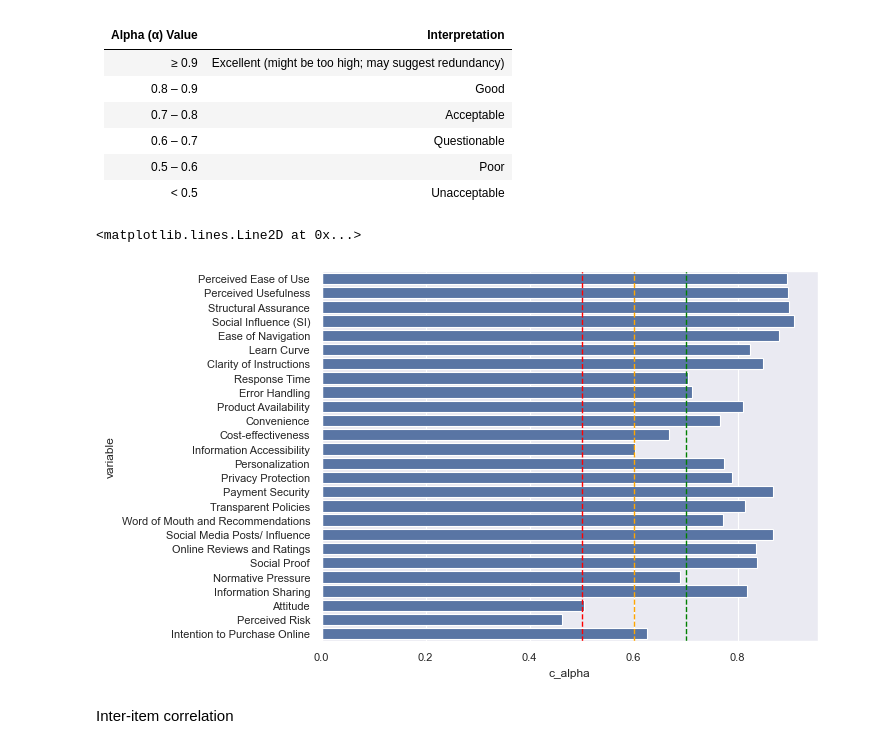
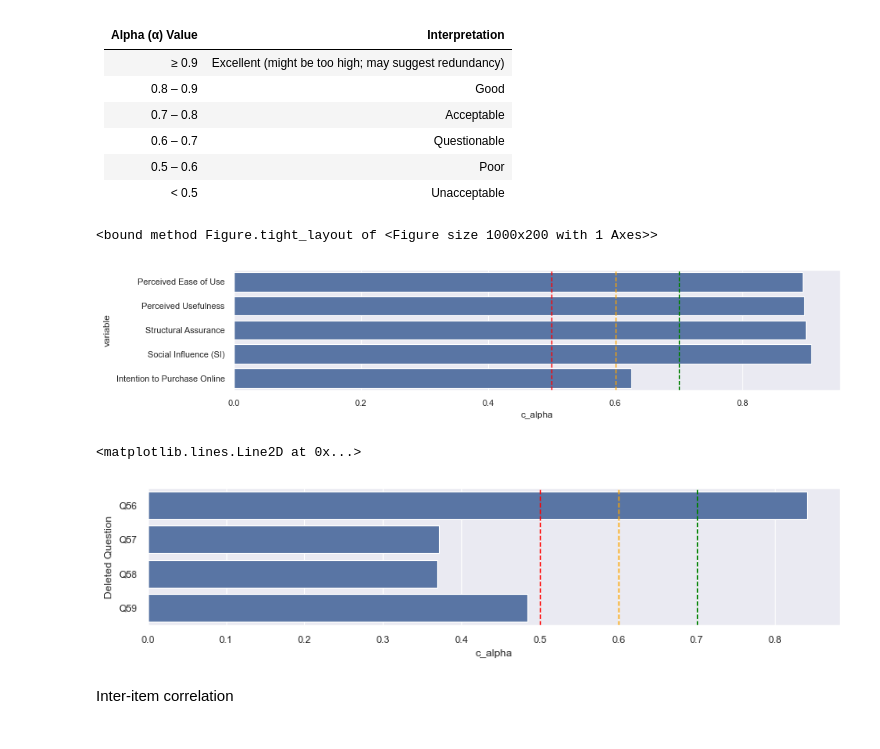
Before and after one commit to Sachintha-Lakruwan/DS-Class-Project, a Jupyter notebook: 2.Insights.ipynb, the cells around one changed output. Cells and saved outputs as stored; diff of their text form; code cells hidden in the pictures.

Commit message:
Find and analyse Cronbatch’s alpha coefficient values

```diff
--- a/2.Insights.ipynb
+++ b/2.Insights.ipynb
@@ -12,31 +12,10 @@ df = pd.read_csv('cleaned_dataset.csv')
 # %% [markdown]
 # Insights
 # %%
-related_questions = {
+related_questions_lists = {
     "Perceived Ease of Use": ["Q13", "Q14", "Q15", "Q16", "Q17", "Q18", "Q19", "Q20", "Q21", "Q22"],
     "Perceived Usefulness": ["Q23", "Q24", "Q25", "Q26", "Q27", "Q28", "Q29", "Q30", "Q31", "Q32"],
     "Structural Assurance": ["Q33", "Q34", "Q35", "Q36", "Q37", "Q38"],
     "Social Influence (SI)": ["Q39", "Q40", "Q41", "Q42", "Q43", "Q44", "Q45", "Q46", "Q47", "Q48", "Q49", "Q50"],
-    "Ease of Navigation": ["Q13", "Q14"],
-    "Learn Curve": ["Q15", "Q16"],
-    "Clarity of Instructions": ["Q17", "Q18"],
-    "Response Time": ["Q19", "Q20"],
-    "Error Handling": ["Q21", "Q22"],
-    "Product Availability": ["Q23", "Q24"],
-    "Convenience": ["Q25", "Q26"],
-    "Cost-effectiveness": ["Q27", "Q28"],
-    "Information Accessibility": ["Q29", "Q30"],
-    "Personalization": ["Q31", "Q32"],
-    "Privacy Protection": ["Q33", "Q34"],
-    "Payment Security": ["Q35", "Q36"],
-    "Transparent Policies": ["Q37", "Q38"],
-    "Word of Mouth and Recommendations": ["Q39", "Q40"],
-    "Social Media Posts/ Influence": ["Q41", "Q42"],
-    "Online Reviews and Ratings": ["Q43", "Q44"],
-    "Social Proof": ["Q45", "Q46"],
-    "Normative Pressure": ["Q47", "Q48"],
-    "Information Sharing": ["Q49", "Q50"],
-    "Attitude": ["Q51", "Q52"],
-    "Perceived Risk": ["Q53", "Q54"],
     "Intention to Purchase Online": ["Q56", "Q57", "Q58", "Q59"]
 }
@@ -47,8 +50,8 @@ import pingouin as pg
 
 alpha_values = {}
 
-for index, val in enumerate(related_questions):
-    temp = df.loc[:, related_questions[val]]
+for index, val in enumerate(related_questions_lists):
+    temp = df.loc[:, related_questions_lists[val]]
     alpha = pg.cronbach_alpha(data=temp)
     alpha_values[val] = float(round(alpha[0], 4))
 
@@ -86,11 +78,13 @@ ca_df
 | 0.5 – 0.6        | Poor                                                  |
 | < 0.5            | Unacceptable                                          |
 # %%
+fig = plt.figure(figsize=(10,2))
 sns.set_context("paper", font_scale=0.9)
 sns.barplot(x='c_alpha', y='variable', data=ca_df)
 plt.axvline(x=0.7, color='green', linestyle='--', linewidth=1)
 plt.axvline(x=0.6, color='orange', linestyle='--', linewidth=1)
 plt.axvline(x=0.5, color='red', linestyle='--', linewidth=1)
+fig.tight_layout
 # %% [output]
-<matplotlib.lines.Line2D at 0x...>
+<bound method Figure.tight_layout of <Figure size 1000x200 with 1 Axes>>
-[figure, old version]
+[figure, new version]
@@ -96,0 +103,12 @@ plt.axvline(x=0.5, color='red', linestyle='--', linewidth=1)
+# %%
+plt.figure(figsize=(10,2))
+
+temp_ca = cronbach_alpha_if_item_deleted('Intention to Purchase Online')
+
+sns.barplot(x='c_alpha', y='Deleted Question', data=temp_ca)
+plt.axvline(x=0.7, color='green', linestyle='--', linewidth=1)
+plt.axvline(x=0.6, color='orange', linestyle='--', linewidth=1)
+plt.axvline(x=0.5, color='red', linestyle='--', linewidth=1)
+# %% [output]
+<matplotlib.lines.Line2D at 0x...>
+[figure, added]
```
Also changed, not shown: parts of 7 cells of this notebook.
